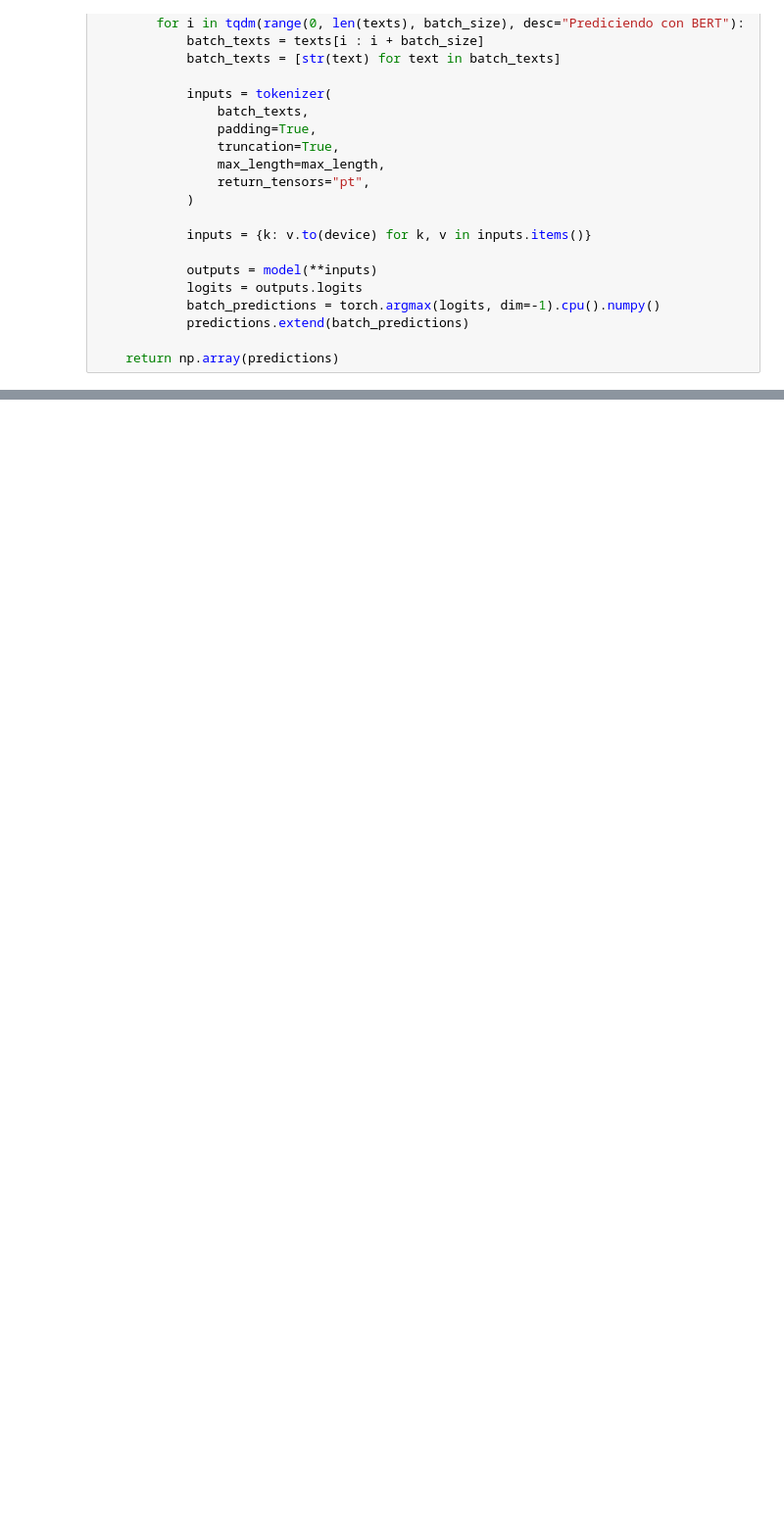
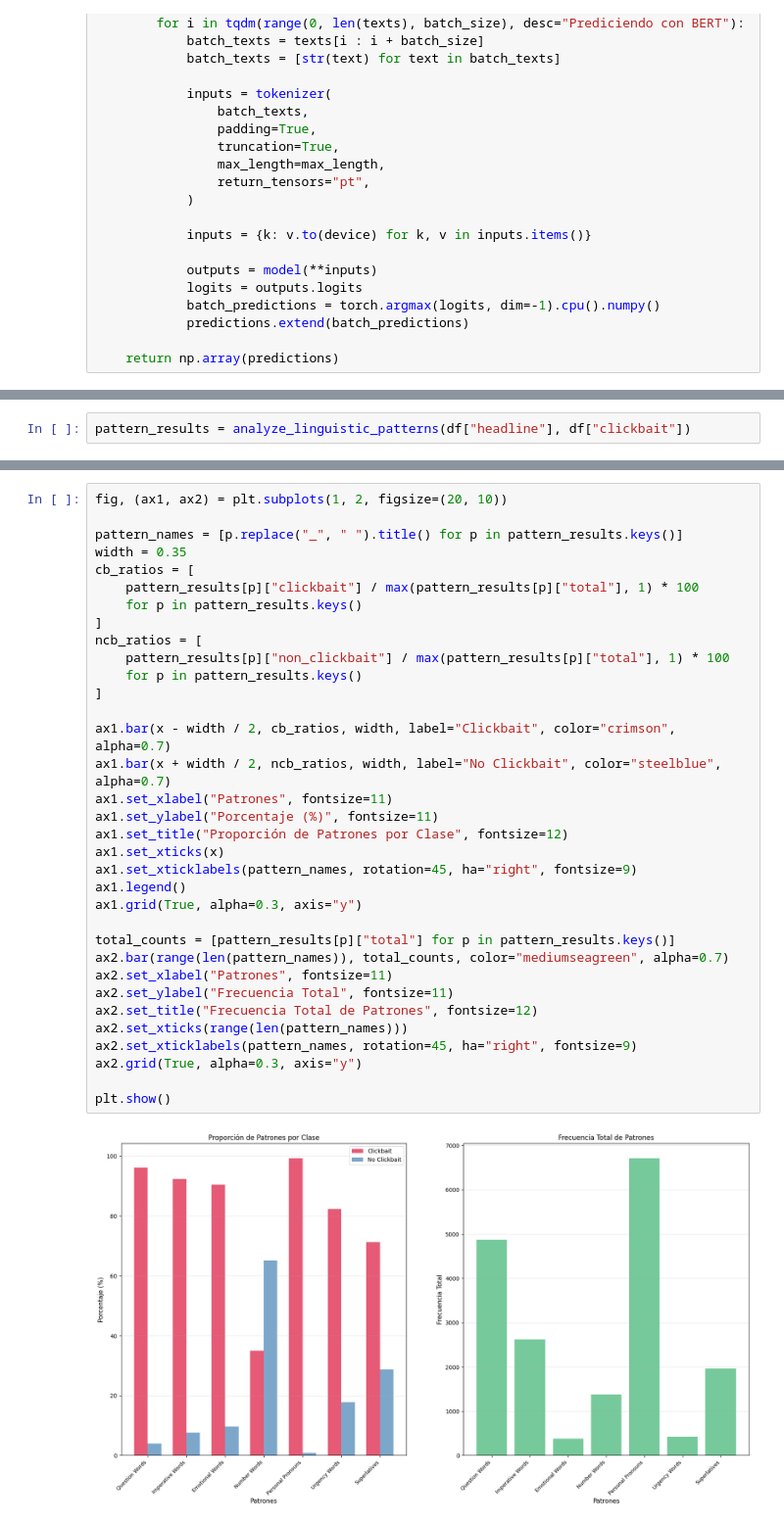
Before and after one commit to stonefeld/tpe_nlp_2025, a Jupyter notebook: experimentos_colab.ipynb, the cells around one changed output, grey strips where cells are left out. Shown at 98% size. Drawn from its saved outputs; the diff is of its cells as text; blank space fills up the shorter version.

```diff
--- a/experimentos_colab.ipynb
+++ b/experimentos_colab.ipynb
@@ -672,0 +749,2 @@ weighted avg    0.98314   0.98313   0.98312      4800
+# %%
+pattern_results = analyze_linguistic_patterns(df["headline"], df["clickbait"])
@@ -672,0 +770,36 @@ weighted avg    0.98314   0.98313   0.98312      4800
+# %%
+fig, (ax1, ax2) = plt.subplots(1, 2, figsize=(20, 10))
+
+pattern_names = [p.replace("_", " ").title() for p in pattern_results.keys()]
+width = 0.35
+cb_ratios = [
+    pattern_results[p]["clickbait"] / max(pattern_results[p]["total"], 1) * 100
+    for p in pattern_results.keys()
+]
+ncb_ratios = [
+    pattern_results[p]["non_clickbait"] / max(pattern_results[p]["total"], 1) * 100
+    for p in pattern_results.keys()
+]
+
+ax1.bar(x - width / 2, cb_ratios, width, label="Clickbait", color="crimson", alpha=0.7)
+ax1.bar(x + width / 2, ncb_ratios, width, label="No Clickbait", color="steelblue", alpha=0.7)
+ax1.set_xlabel("Patrones", fontsize=11)
+ax1.set_ylabel("Porcentaje (%)", fontsize=11)
+ax1.set_title("Proporción de Patrones por Clase", fontsize=12)
+ax1.set_xticks(x)
+ax1.set_xticklabels(pattern_names, rotation=45, ha="right", fontsize=9)
+ax1.legend()
+ax1.grid(True, alpha=0.3, axis="y")
+
+total_counts = [pattern_results[p]["total"] for p in pattern_results.keys()]
+ax2.bar(range(len(pattern_names)), total_counts, color="mediumseagreen", alpha=0.7)
+ax2.set_xlabel("Patrones", fontsize=11)
+ax2.set_ylabel("Frecuencia Total", fontsize=11)
+ax2.set_title("Frecuencia Total de Patrones", fontsize=12)
+ax2.set_xticks(range(len(pattern_names)))
+ax2.set_xticklabels(pattern_names, rotation=45, ha="right", fontsize=9)
+ax2.grid(True, alpha=0.3, axis="y")
+
+plt.show()
+# %% [output]
+[figure, added]
```
Also changed, not shown: parts of 26 cells of this notebook.
